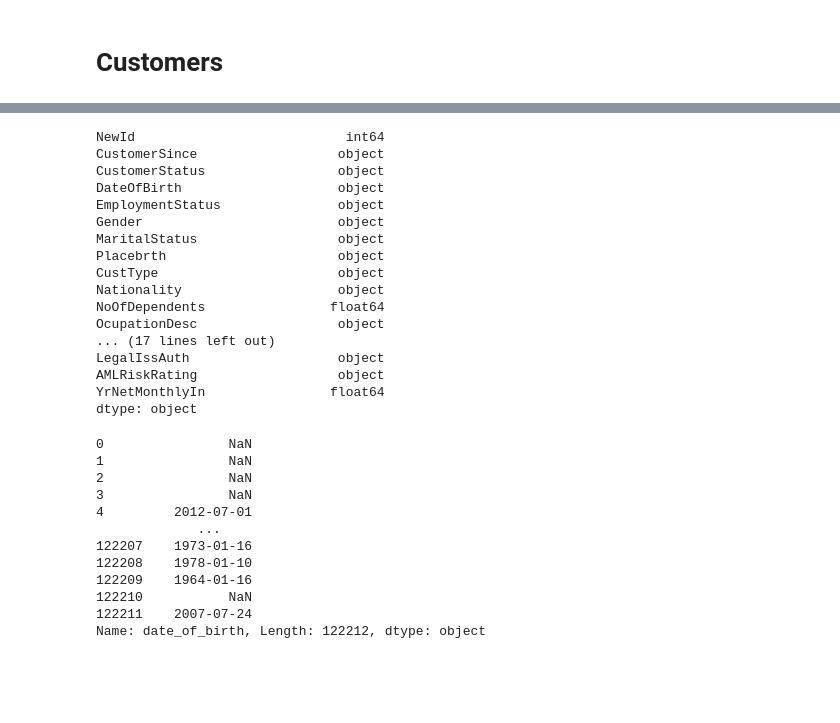
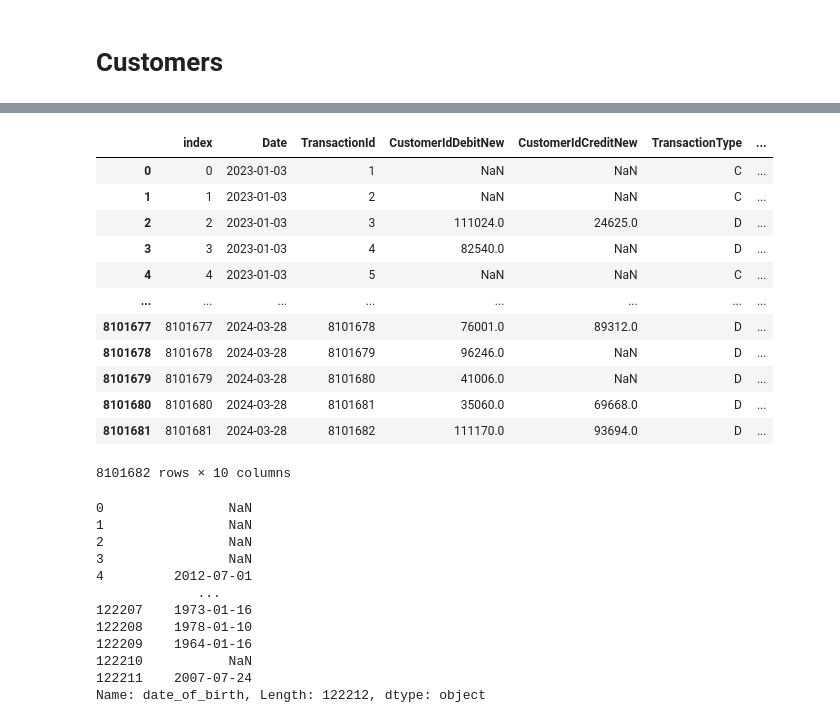
Before and after one commit to vilmanorja/MLOps_project, a Jupyter notebook: notebooks/EDA_raw_data.ipynb, the cells around one changed output, grey strips where cells are left out. Drawn from its saved outputs; the diff is of its cells as text; code cells hidden in the pictures; blank space fills up the shorter version.

```diff
--- a/notebooks/EDA_raw_data.ipynb
+++ b/notebooks/EDA_raw_data.ipynb
@@ -29,20 +35,20 @@ df
-# %%
-df.dtypes
-# %% [output]
-NewId                           int64
-CustomerSince                  object
-CustomerStatus                 object
-DateOfBirth                    object
-EmploymentStatus               object
-Gender                         object
-MaritalStatus                  object
-Placebrth                      object
-CustType                       object
-Nationality                    object
-NoOfDependents                float64
-OcupationDesc                  object
-... (17 lines left out)
-LegalIssAuth                   object
-AMLRiskRating                  object
-YrNetMonthlyIn                float64
-dtype: object
+# %%
+full_path = os.getcwd()
+df = pd.read_csv(full_path.partition('notebooks')[0] + 'data/02_intermediate/transactions_validated.csv')
+# df = pd.read_csv(full_path.partition('notebooks')[0] + 'data/03_primary/transactional_summaries/customer_transactional_summary_20240131.csv')
+
+df
+# %% [output]
+|  | index | Date | TransactionId | CustomerIdDebitNew | CustomerIdCreditNew | TransactionType | ... |
+| 0 | 0 | 2023-01-03 | 1 | NaN | NaN | C | ... |
+| 1 | 1 | 2023-01-03 | 2 | NaN | NaN | C | ... |
+| 2 | 2 | 2023-01-03 | 3 | 111024.0 | 24625.0 | D | ... |
+| 3 | 3 | 2023-01-03 | 4 | 82540.0 | NaN | D | ... |
+| 4 | 4 | 2023-01-03 | 5 | NaN | NaN | C | ... |
+| ... | ... | ... | ... | ... | ... | ... | ... |
+| 8101677 | 8101677 | 2024-03-28 | 8101678 | 76001.0 | 89312.0 | D | ... |
+| 8101678 | 8101678 | 2024-03-28 | 8101679 | 96246.0 | NaN | D | ... |
+| 8101679 | 8101679 | 2024-03-28 | 8101680 | 41006.0 | NaN | D | ... |
+| 8101680 | 8101680 | 2024-03-28 | 8101681 | 35060.0 | 69668.0 | D | ... |
+| 8101681 | 8101681 | 2024-03-28 | 8101682 | 111170.0 | 93694.0 | D | ... |
+8101682 rows × 10 columns
```
Also changed, not shown: parts of 8 cells of this notebook, 2 other files.
